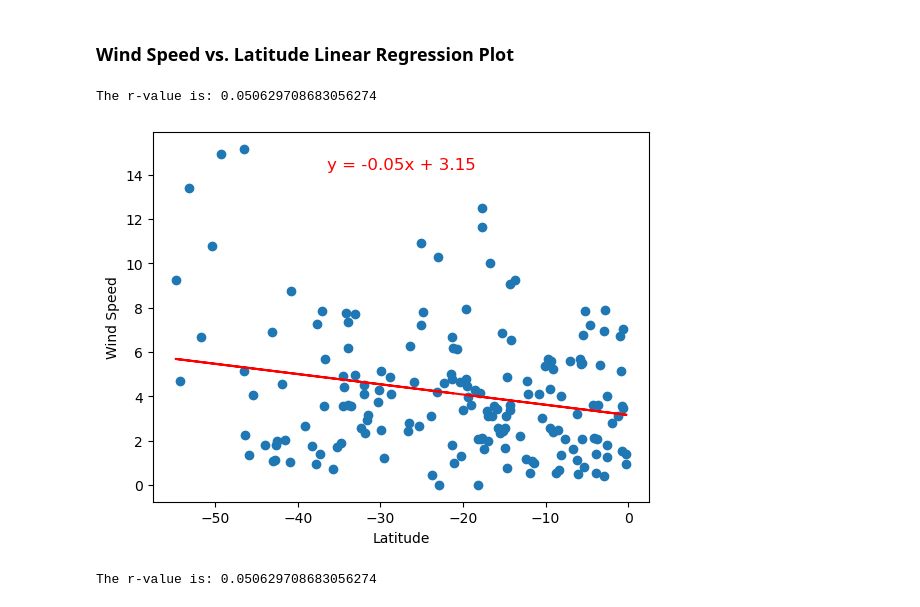
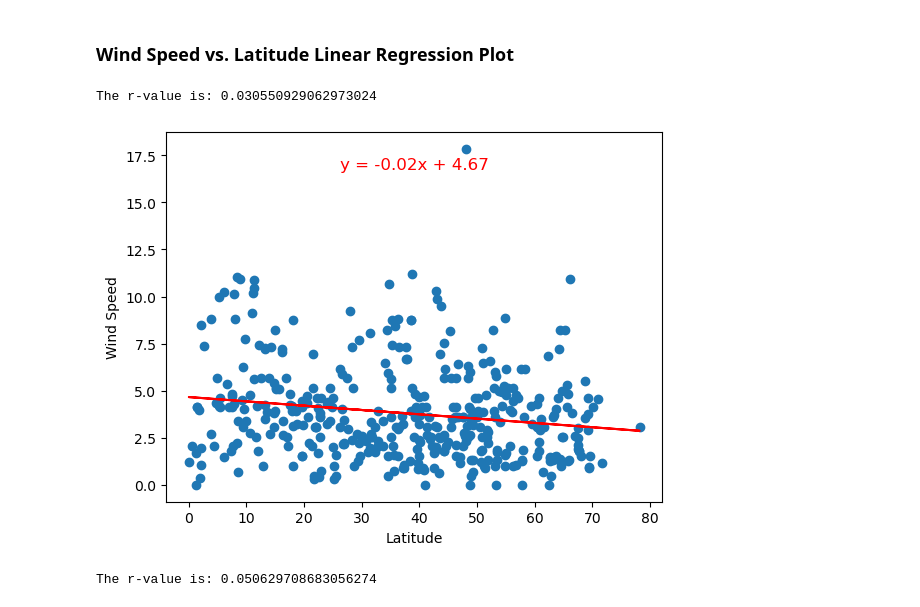
Before and after one commit to ajsidd/python-api-challenge, a Jupyter notebook: WeatherPy/WeatherPy.ipynb, the cells around one changed output. Drawn from its saved outputs; the diff is of its cells as text; code cells hidden in the pictures.

```diff
--- a/WeatherPy/WeatherPy.ipynb
+++ b/WeatherPy/WeatherPy.ipynb
@@ -379,10 +379,10 @@ The r-value is: 0.04270038246488333
 ### Wind Speed vs. Latitude Linear Regression Plot
 # %%
 # Northern Hemisphere
-linear_regression_plot(southern_hemi_df['Lat'], southern_hemi_df['Wind Speed'], 'Latitude', 'Wind Speed')
+linear_regression_plot(northern_hemi_df['Lat'], northern_hemi_df['Wind Speed'], 'Latitude', 'Wind Speed')
 # %% [output]
-The r-value is: 0.050629708683056274
+The r-value is: 0.030550929062973024
-[figure, old version]
+[figure, new version]
 # %%
 # Southern Hemisphere
 linear_regression_plot(southern_hemi_df['Lat'], southern_hemi_df['Wind Speed'], 'Latitude', 'Wind Speed')
```
